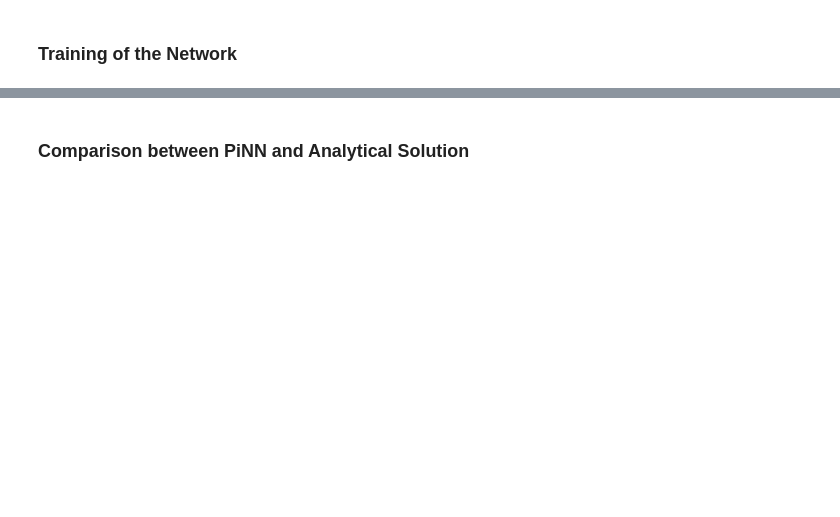
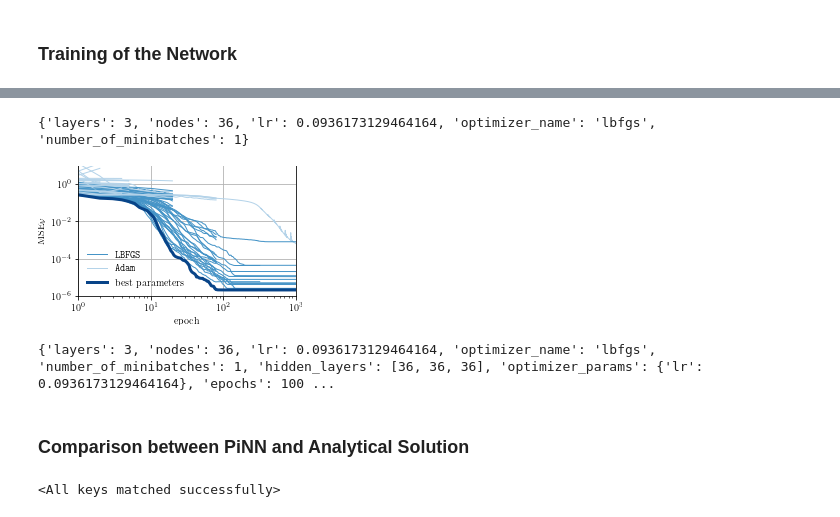
Before and after one commit to timzimm/CompSci, a Jupyter notebook: 02_neural_nets_on_pdes/src/diffusion_eq_via_pinn.ipynb, the cells around one changed output, grey strips where cells are left out. Drawn from its saved outputs; the diff is of its cells as text; code cells hidden in the pictures; blank space fills up the shorter version.

```diff
--- a/02_neural_nets_on_pdes/src/diffusion_eq_via_pinn.ipynb
+++ b/02_neural_nets_on_pdes/src/diffusion_eq_via_pinn.ipynb
@@ -128,5 +217,58 @@ model parameters:                                                  921
+# %%
+save=True
+size = (3.9, 0.618 * 3.9) if save else (10,6)
+
+fig, ax = plt.subplots(figsize=size)
+ax.set_xscale("log")
+ax.set_yscale("log")
+
+dfs = analysis.trial_dataframes
+best_df = analysis.best_dataframe
+best_cfg = analysis.best_config
+print(best_cfg)
+
+blues = sns.color_palette("Blues",12)
+
+for k,d in dfs.items():
+    if "adam" in k:
+        line_adam, = ax.plot(d.training_iteration, d.validation_loss, color=blues[3], lw=1)
+    else:
+        line_lbfgs, = ax.plot(d.training_iteration, d.validation_loss, color=blues[7], lw=1)
+
+ax.plot(best_df.training_iteration, best_df.validation_loss, color=blues[11], lw=3, label=r"best parameters")
+line_adam.set_label(rf"\texttt{{Adam}}")
+line_lbfgs.set_label(rf"\texttt{{LBFGS}}")
+ax.set_ylim([1e-6,1e1])
+ax.set_xlabel(r"epoch")
+ax.set_ylabel(MSE)
+handles, labels = ax.get_legend_handles_labels()
+#handles[0], handles[1] = handles[1], handles[0]
+#labels[0], labels[1] = labels[1], labels[0]
+ax.legend(handles, labels)
+
+if save:
+    fig.savefig(save_dir + "hyperopt_diffusion.pdf",bbox_inches="tight",pad_inches = 0.02)
+else:
+    plt.show()
+# %% [output]
+{'layers': 3, 'nodes': 36, 'lr': 0.0936173129464164, 'optimizer_name': 'lbfgs', 'number_of_minibatches': 1}
+[figure, added]
+# %%
+logdir = analysis.best_logdir
+best_cfg["hidden_layers"] = best_cfg["layers"] * [best_cfg["nodes"]]
+best_cfg["optimizer_params"] = {"lr":best_cfg["lr"]}
+best_cfg = best_cfg | fixed_parameters
+state_dict = torch.load(os.path.join(logdir, "model.pth"))
+print(best_cfg)
+# %% [output]
+{'layers': 3, 'nodes': 36, 'lr': 0.0936173129464164, 'optimizer_name': 'lbfgs', 'number_of_minibatches': 1, 'hidden_layers': [36, 36, 36], 'optimizer_params': {'lr': 0.0936173129464164}, 'epochs': 100 ...
 # %% [markdown]
 ### Comparison between PiNN and Analytical Solution
+# %%
+best_diffusion_nn = PiNN(diffusion_equation, u0, dirichlet_bc, hyperparameters=best_cfg, verbose=False)
+best_diffusion_nn.net.load_state_dict(state_dict)
+# %% [output]
+<All keys matched successfully>
 # %%
 def dstack_product(x, y):
      return np.dstack(np.meshgrid(x, y)).reshape(-1, 2)
```
Also changed, not shown: parts of 17 cells of this notebook, 3 other files.
